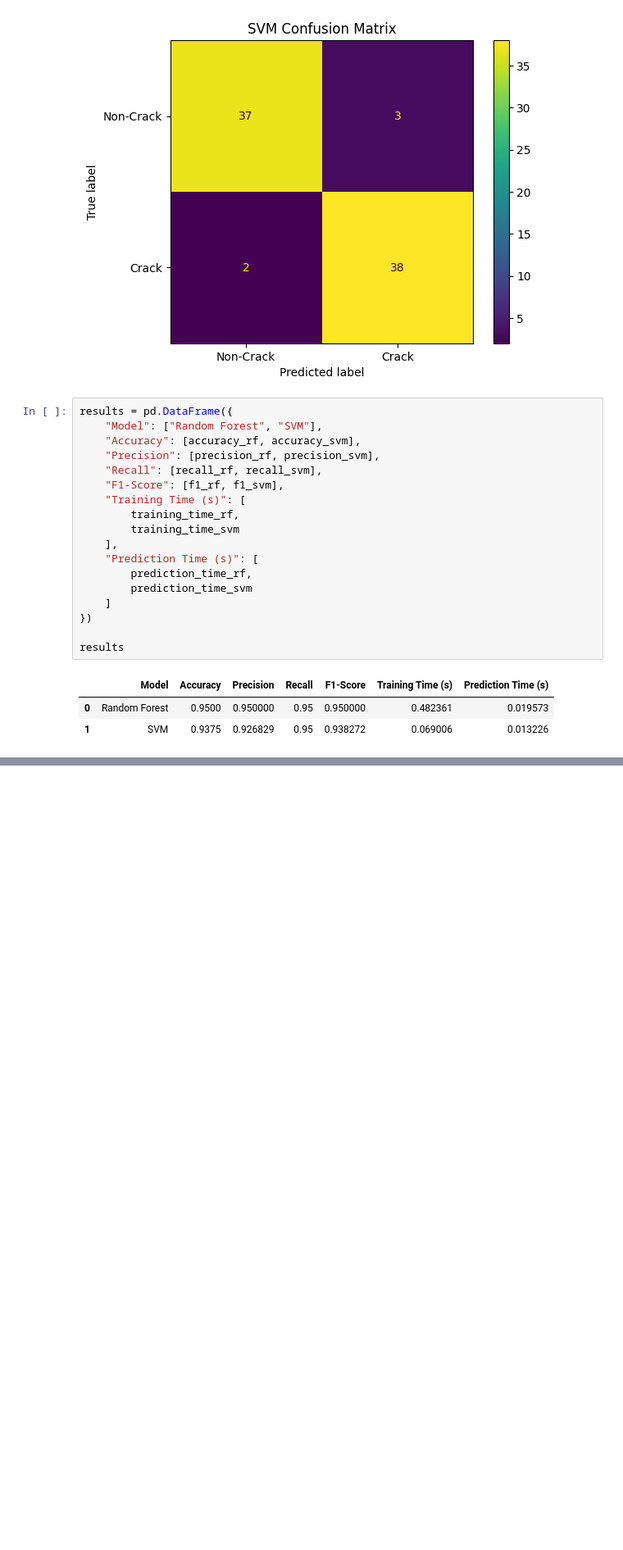
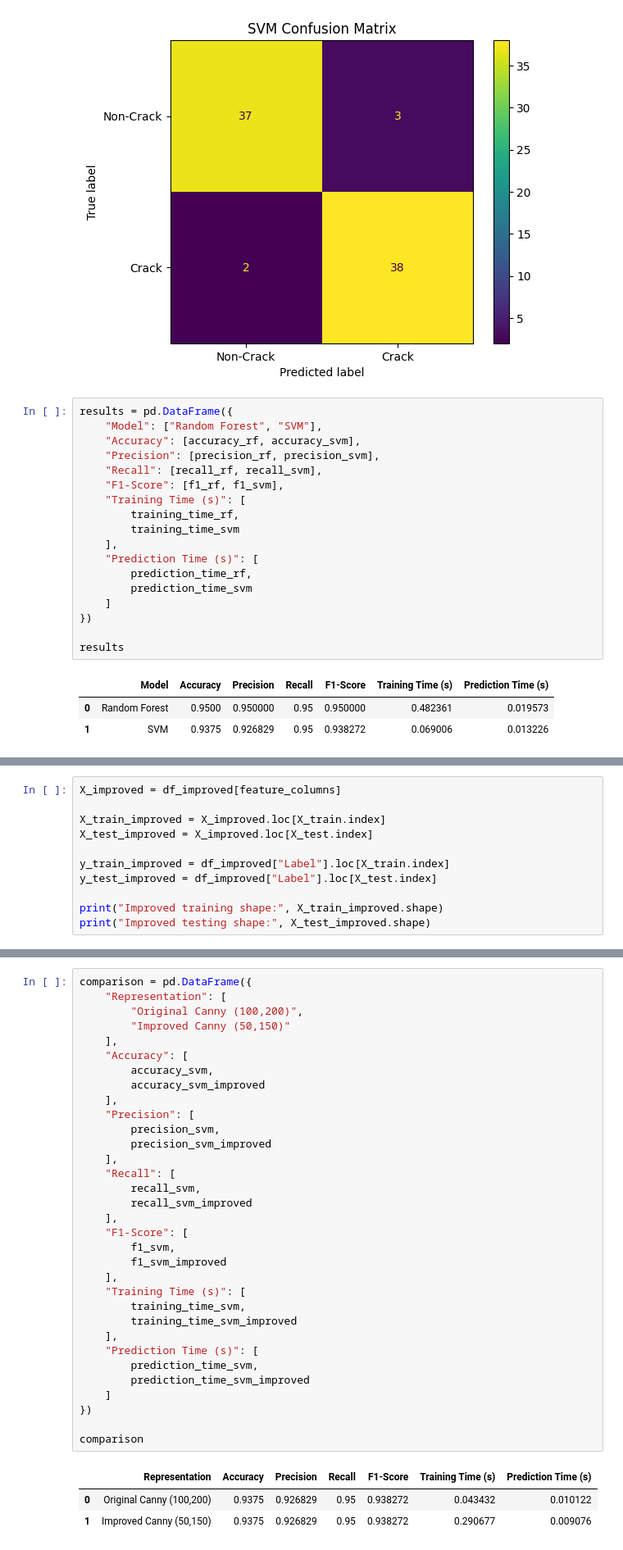
Before and after one commit to SteffiGeorge2708/202618018_SteffiGeorge_DS605, a Jupyter notebook: 202618018_Lab_6/202618018_lab_6_Part_A.ipynb, the cells around one changed output, grey strips where cells are left out. Shown at 82% size. Drawn from its saved outputs; the diff is of its cells as text; blank space fills up the shorter version.

```diff
--- a/202618018_Lab_6/202618018_lab_6_Part_A.ipynb
+++ b/202618018_Lab_6/202618018_lab_6_Part_A.ipynb
@@ -356,0 +503,11 @@ results
+# %%
+X_improved = df_improved[feature_columns]
+
+X_train_improved = X_improved.loc[X_train.index]
+X_test_improved = X_improved.loc[X_test.index]
+
+y_train_improved = df_improved["Label"].loc[X_train.index]
+y_test_improved = df_improved["Label"].loc[X_test.index]
+
+print("Improved training shape:", X_train_improved.shape)
+print("Improved testing shape:", X_test_improved.shape)
@@ -356,0 +619,37 @@ results
+# %%
+comparison = pd.DataFrame({
+    "Representation": [
+        "Original Canny (100,200)",
+        "Improved Canny (50,150)"
+    ],
+    "Accuracy": [
+        accuracy_svm,
+        accuracy_svm_improved
+    ],
+    "Precision": [
+        precision_svm,
+        precision_svm_improved
+    ],
+    "Recall": [
+        recall_svm,
+        recall_svm_improved
+    ],
+    "F1-Score": [
+        f1_svm,
+        f1_svm_improved
+    ],
+    "Training Time (s)": [
+        training_time_svm,
+        training_time_svm_improved
+    ],
+    "Prediction Time (s)": [
+        prediction_time_svm,
+        prediction_time_svm_improved
+    ]
+})
+
+comparison
+# %% [output]
+|  | Representation | Accuracy | Precision | Recall | F1-Score | Training Time (s) | Prediction Time (s) |
+| 0 | Original Canny (100,200) | 0.9375 | 0.926829 | 0.95 | 0.938272 | 0.043432 | 0.010122 |
+| 1 | Improved Canny (50,150) | 0.9375 | 0.926829 | 0.95 | 0.938272 | 0.290677 | 0.009076 |
```
Also changed, not shown: parts of 11 cells of this notebook, 3 other files.
